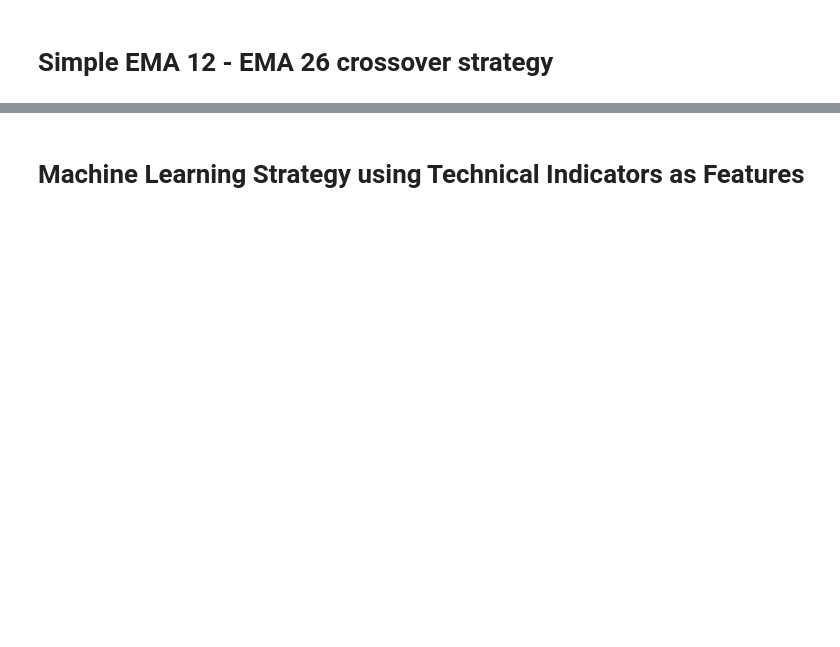
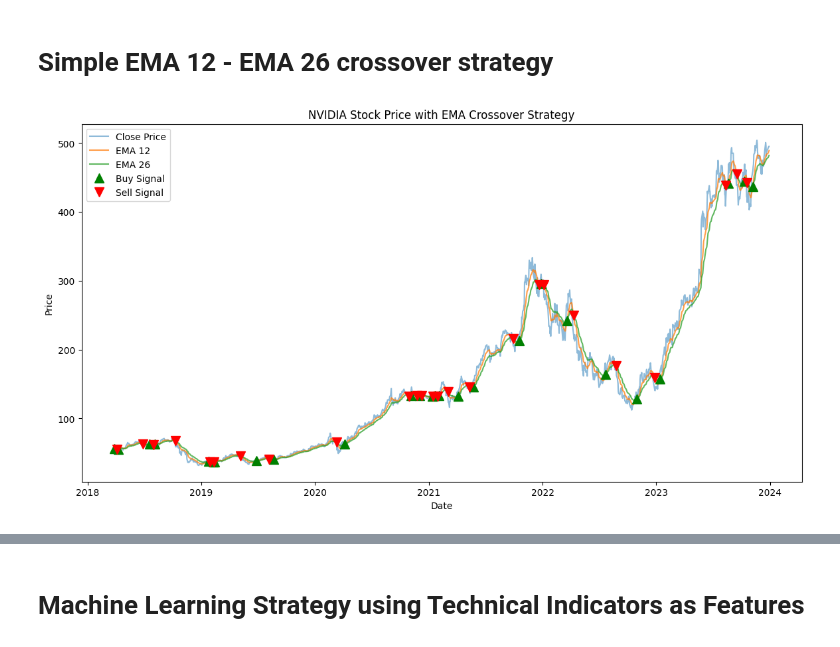
Before and after one commit to astronaut505/tradingtroll, a Jupyter notebook: buyorbye.ipynb, the cells around one changed output, grey strips where cells are left out. Cells and saved outputs as stored; diff of their text form; code cells hidden in the pictures; blank space fills up the shorter version.

```diff
--- a/buyorbye.ipynb
+++ b/buyorbye.ipynb
@@ -47,38 +63,30 @@ nvidia.head()
 # %% [markdown]
 # Simple EMA 12 - EMA 26 crossover strategy
 # %%
-# Define the short and long window periods
+# EMA crossover strategy
 short_window = 12
 long_window = 26
 
 # Calculate the EMAs
 nvidia['EMA12'] = nvidia['Close'].ewm(span=short_window, adjust=False).mean()
 nvidia['EMA26'] = nvidia['Close'].ewm(span=long_window, adjust=False).mean()
 
 # Initialize signals
-nvidia['Signal'] = 0
-
-# Split the data into training and testing sets
-train_size = int(len(nvidia) * 0.8)
-train_df = nvidia[:train_size]
-test_df = nvidia[train_size:]
-
-# Generate buy signals
-nvidia.loc[nvidia.index[short_window:], 'Signal'] = np.where(nvidia['EMA12'][short_window:] > nvidia['EMA26'][short_window:], 1, 0)
-
-# Generate trading orders
+nvidia['Signal'] = np.where(nvidia['EMA12'] > nvidia['EMA26'], 1, 0)
 nvidia['Position'] = nvidia['Signal'].diff()
 
 # Visualize signals
 plt.figure(figsize=(14, 7))
 plt.plot(nvidia['Close'], label='Close Price', alpha=0.5)
 plt.plot(nvidia['EMA12'], label='EMA 12', alpha=0.75)
 plt.plot(nvidia['EMA26'], label='EMA 26', alpha=0.75)
 plt.plot(nvidia[nvidia['Position'] == 1].index, nvidia['EMA12'][nvidia['Position'] == 1], '^', markersize=10, color='g', label='Buy Signal')
 plt.plot(nvidia[nvidia['Position'] == -1].index, nvidia['EMA12'][nvidia['Position'] == -1], 'v', markersize=10, color='r', label='Sell Signal')
 plt.title('NVIDIA Stock Price with EMA Crossover Strategy')
 plt.xlabel('Date')
 plt.ylabel('Price')
 plt.legend()
 plt.show()
+# %% [output]
+[figure, added]
 # %%
```
Also changed, not shown: parts of 13 cells of this notebook.
